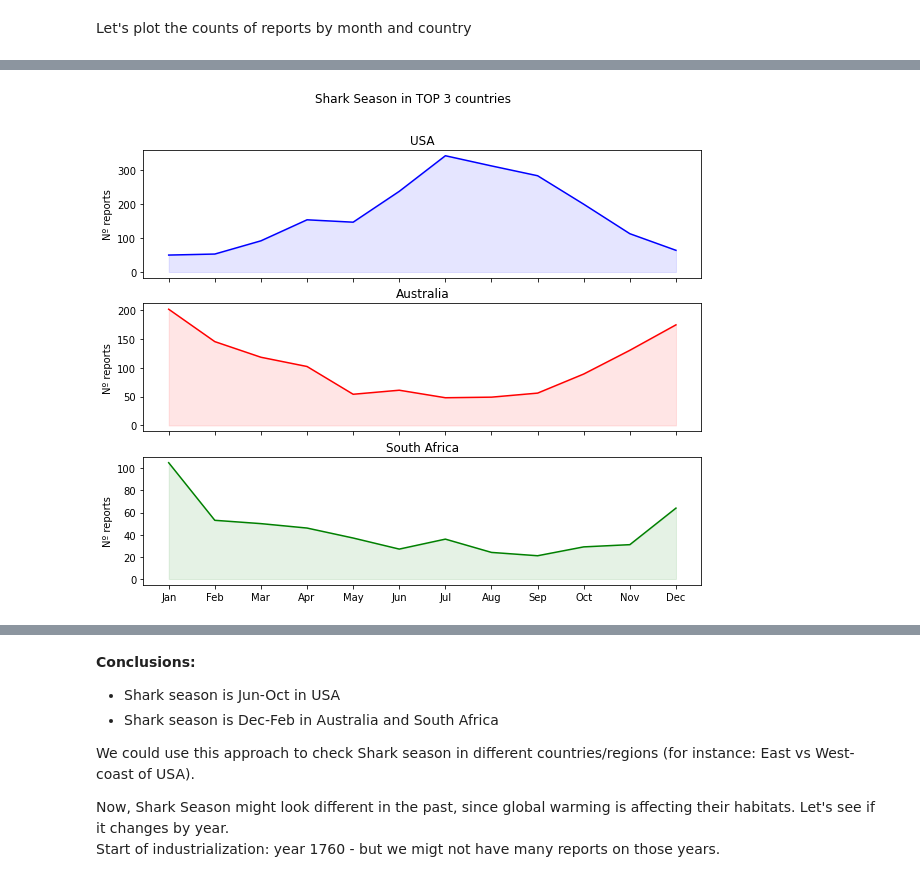
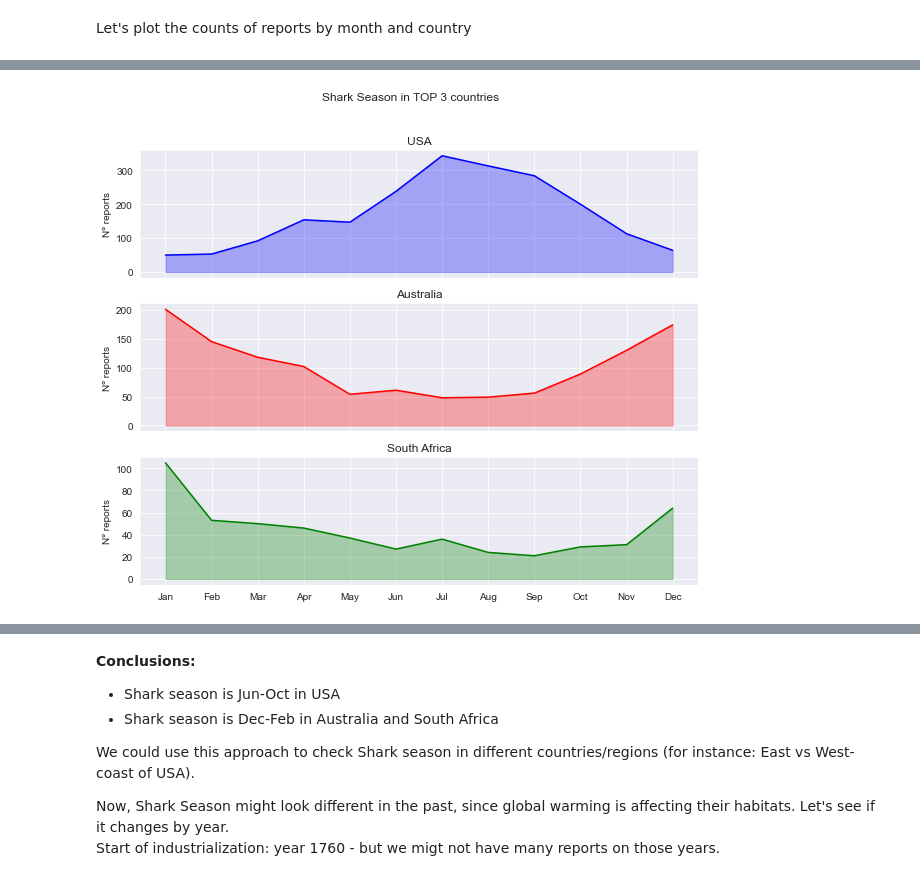
Before and after one commit to mplanasgit/project-1, a Jupyter notebook: my_project_analysis.ipynb, the cells around one changed output, grey strips where cells are left out. Drawn from its saved outputs; the diff is of its cells as text; code cells hidden in the pictures.

Commit message:
updated figures and readme

```diff
--- a/my_project_analysis.ipynb
+++ b/my_project_analysis.ipynb
@@ -167,6 +167,10 @@ Name: Fatal (Y/N), dtype: int64
 ### Visualization
 # %%
 # Plotting
+
+sns.set_style('darkgrid')
+sns.set_palette('Set2')
+
 fig_activity = sns.countplot(y="Activity", data=sharks_clean, hue="Fatal (Y/N)", order=sharks_clean.Activity.value_counts().iloc[:10].index)
 fig_activity.set(title='Top deathliest activities')
 
@@ -374,34 +378,34 @@ x = sharks_clean.groupby("Month").indices.keys()
 
 # y axes: y1 (top graph - USA), y2 (middle graph - AUSTRALIA), y3 (bottom graph - SOUTH AFRICA):
 y1 = sharks_clean[usa].groupby("Month").size()
 y2 = sharks_clean[australia].groupby("Month").size()
 y3 = sharks_clean[south_africa].groupby("Month").size()
 
 # first graph, USA
 plt.sca(ax[0])
 plt.plot(x, y1, 'b')
 plt.ylabel(ylabel="Nº reports")
 plt.xticks(ticks = range(1,13), labels=["","","","","","","","","","","",""])
 plt.title('USA')
-plt.fill_between(x, y1, alpha = 0.1, color = 'b')
+plt.fill_between(x, y1, alpha = 0.3, color = 'b')
 
 # second graph, AUSTRALIA
 plt.sca(ax[1])
 plt.plot(x, y2, 'r')
 plt.ylabel(ylabel="Nº reports")
 plt.xticks(ticks = range(1,13), labels=["","","","","","","","","","","",""])
 plt.title('Australia')
-plt.fill_between(x, y2, alpha = 0.1, color = 'r')
+plt.fill_between(x, y2, alpha = 0.3, color = 'r')
 
 # third graph, SOUTH AFRICA
 plt.sca(ax[2])
 plt.plot(x, y3, 'g')
 plt.ylabel(ylabel="Nº reports")
 plt.xticks(ticks = range(1,13), labels=["Jan","Feb","Mar","Apr","May","Jun","Jul","Aug","Sep","Oct","Nov","Dec"])
 plt.title('South Africa')
-plt.fill_between(x, y3, alpha = 0.1, color = 'g')
+plt.fill_between(x, y3, alpha = 0.3, color = 'g')
 
 plt.show()
 fig_month_country.figure.savefig('./images/shark_season_countries.jpg', dpi=1000, bbox_inches='tight')
 # %% [output]
-[figure, old version]
+[figure, new version]
```
Also changed, not shown: parts of 50 cells of this notebook, 11 other files.
